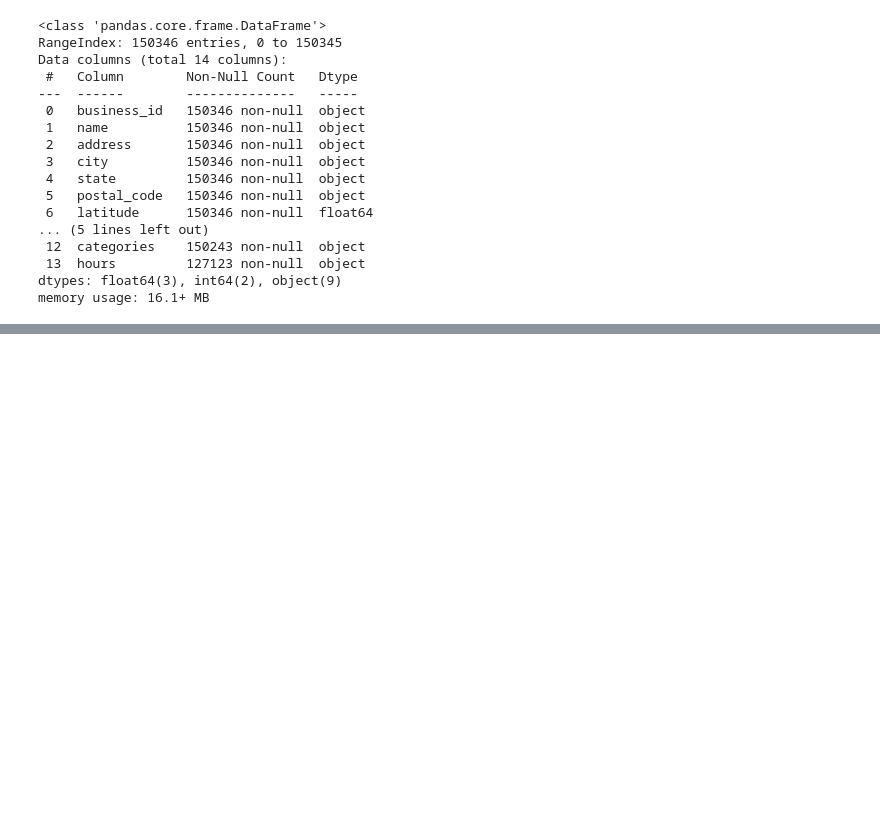
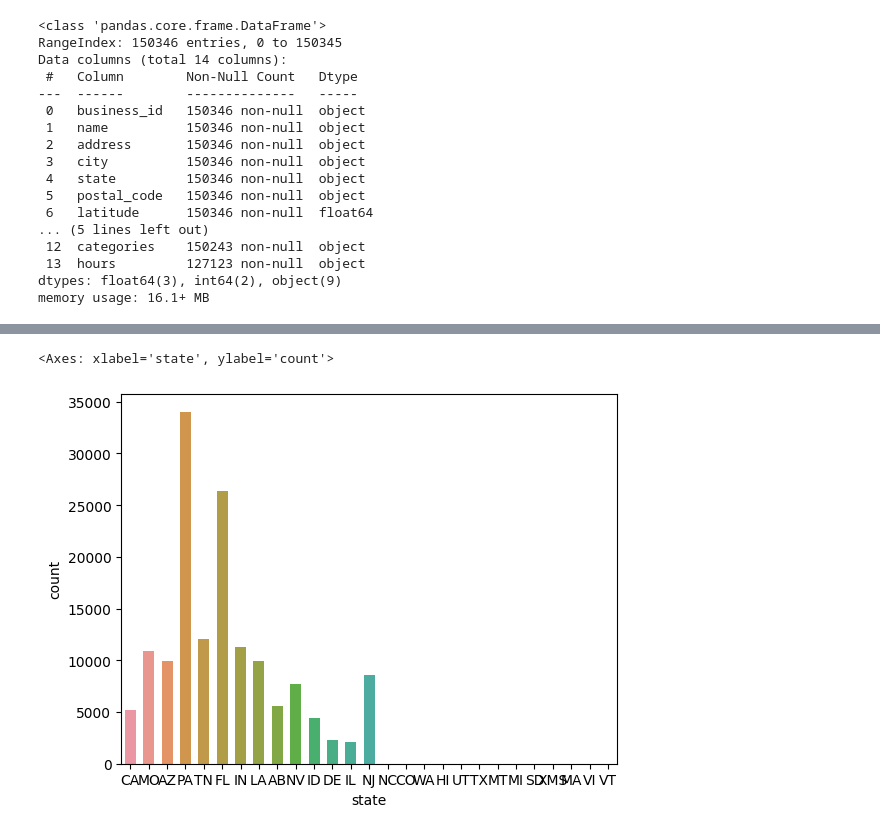
Before and after one commit to rbutti/machine-learning-cohort, a Jupyter notebook: DataDazzlers_DineOracle.ipynb, the cells around one changed output, grey strips where cells are left out. Saved outputs shown, nothing was run; the diff lists cells and outputs as text; code cells hidden in the pictures; blank space fills up the shorter version.

```diff
--- a/DataDazzlers_DineOracle.ipynb
+++ b/DataDazzlers_DineOracle.ipynb
@@ -185,0 +303,7 @@ business.shape
+# %%
+#Plot the states categorical variable
+sns.countplot(x="state", data=business, width = 0.6)
+# Data is concentrated within afew states - rest can be dropped
+# %% [output]
+<Axes: xlabel='state', ylabel='count'>
+[figure, added]
```
Also changed, not shown: parts of 119 cells of this notebook.
